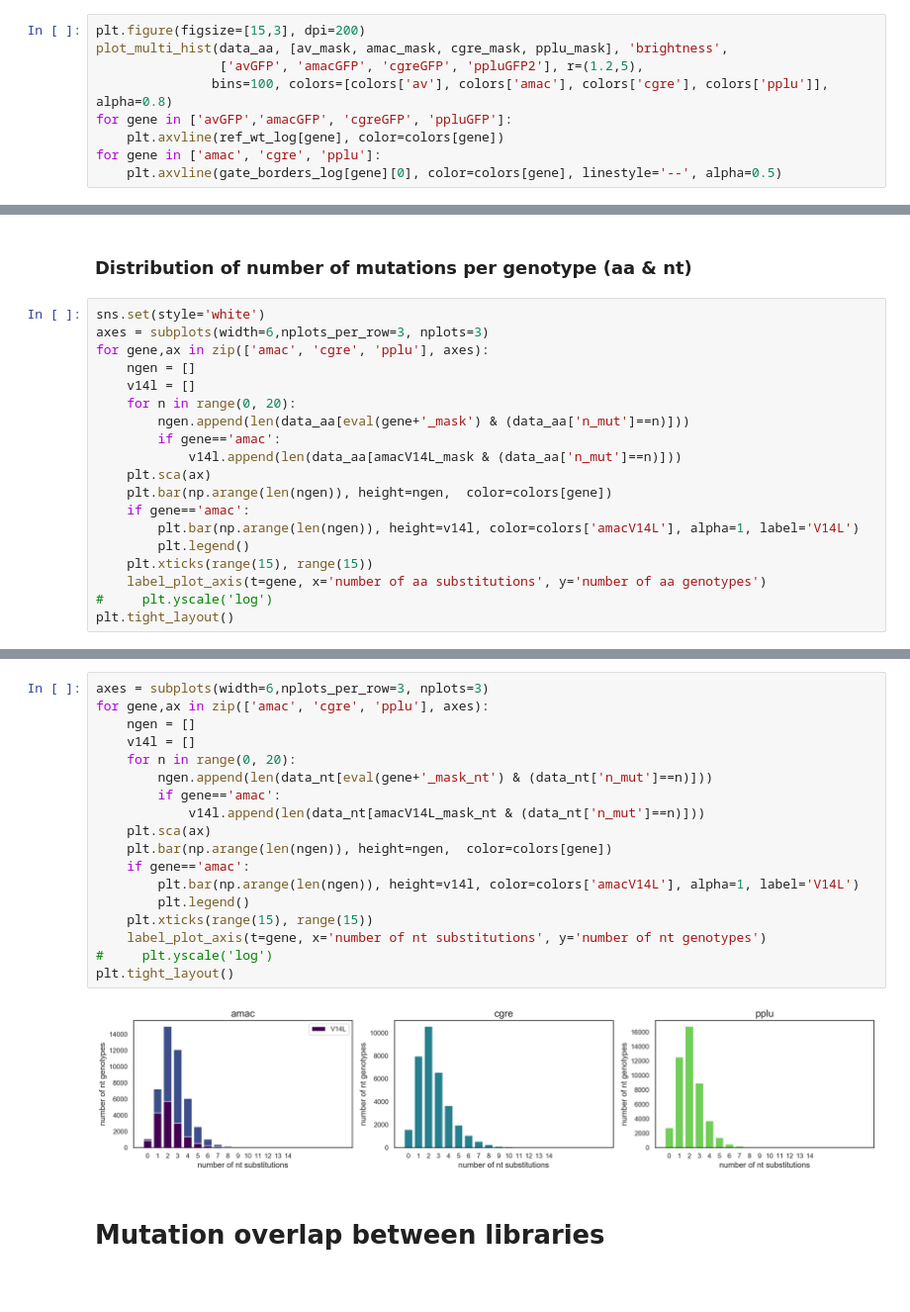
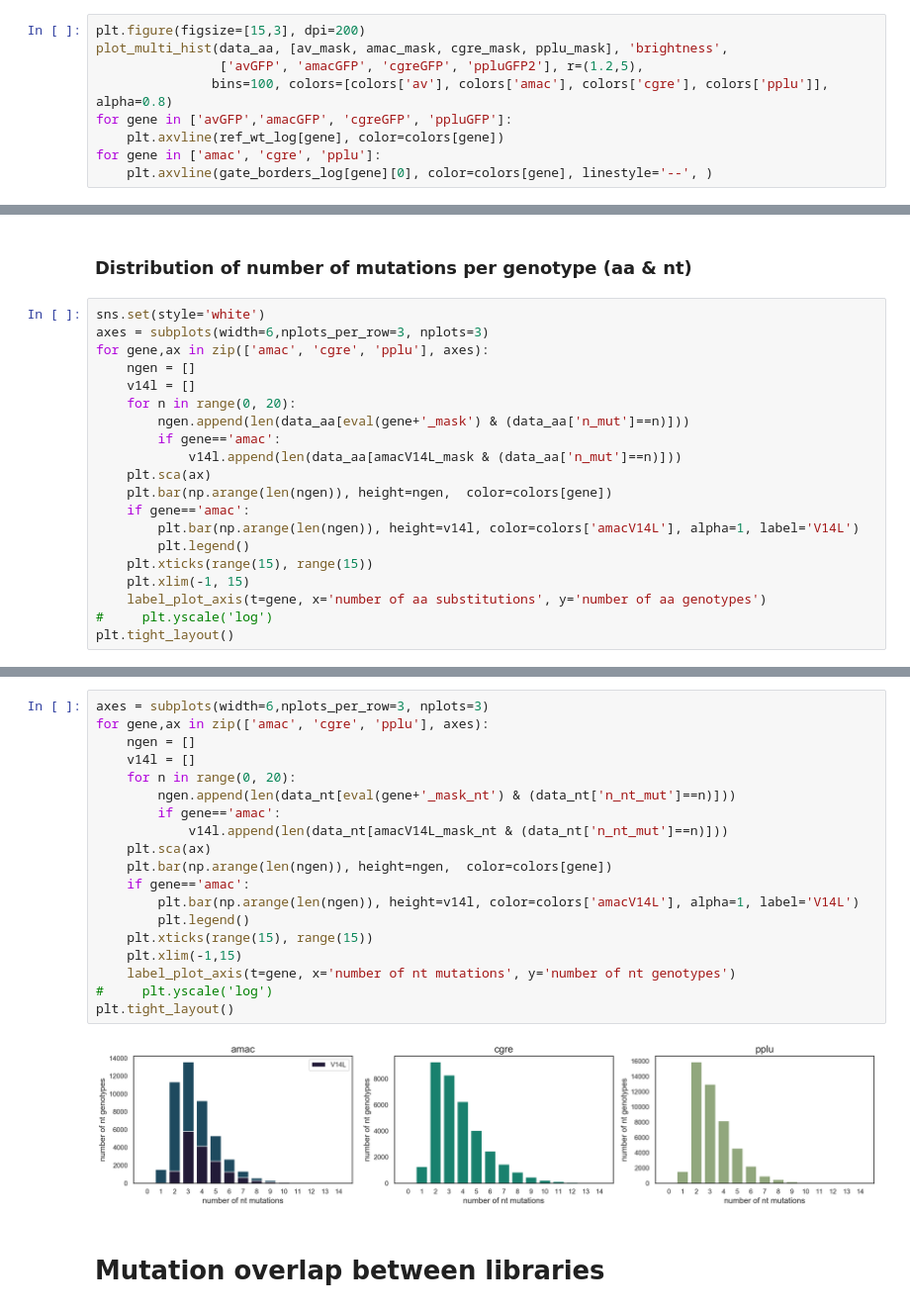
Before and after one commit to aequorea238/Orthologous_GFP_Fitness_Peaks, a Jupyter notebook: analysis/notebooks/lgs04_general_data_overview.ipynb, the cells around one changed output, grey strips where cells are left out. Shown at 99% size. Cells and saved outputs as stored; diff of their text form.

```diff
--- a/analysis/notebooks/lgs04_general_data_overview.ipynb
+++ b/analysis/notebooks/lgs04_general_data_overview.ipynb
@@ -10,5 +10,5 @@ plot_multi_hist(data_aa, [av_mask, amac_mask, cgre_mask, pplu_mask], 'brightness
 for gene in ['avGFP','amacGFP', 'cgreGFP', 'ppluGFP']:
     plt.axvline(ref_wt_log[gene], color=colors[gene])
 for gene in ['amac', 'cgre', 'pplu']:
-    plt.axvline(gate_borders_log[gene][0], color=colors[gene], linestyle='--', alpha=0.5)
+    plt.axvline(gate_borders_log[gene][0], color=colors[gene], linestyle='--', )
 # %% [output]
@@ -88,6 +88,7 @@ for gene,ax in zip(['amac', 'cgre', 'pplu'], axes):
         plt.bar(np.arange(len(ngen)), height=v14l, color=colors['amacV14L'], alpha=1, label='V14L')
         plt.legend()
     plt.xticks(range(15), range(15))
+    plt.xlim(-1, 15)
     label_plot_axis(t=gene, x='number of aa substitutions', y='number of aa genotypes')
 #     plt.yscale('log')
 plt.tight_layout()
@@ -96,23 +97,24 @@ plt.tight_layout()
 # %%
 axes = subplots(width=6,nplots_per_row=3, nplots=3)
 for gene,ax in zip(['amac', 'cgre', 'pplu'], axes):
     ngen = []
     v14l = []
     for n in range(0, 20):
-        ngen.append(len(data_nt[eval(gene+'_mask_nt') & (data_nt['n_mut']==n)]))
+        ngen.append(len(data_nt[eval(gene+'_mask_nt') & (data_nt['n_nt_mut']==n)]))
         if gene=='amac':
-            v14l.append(len(data_nt[amacV14L_mask_nt & (data_nt['n_mut']==n)]))
+            v14l.append(len(data_nt[amacV14L_mask_nt & (data_nt['n_nt_mut']==n)]))
     plt.sca(ax)
     plt.bar(np.arange(len(ngen)), height=ngen,  color=colors[gene])
     if gene=='amac':
         plt.bar(np.arange(len(ngen)), height=v14l, color=colors['amacV14L'], alpha=1, label='V14L')
         plt.legend()
     plt.xticks(range(15), range(15))
-    label_plot_axis(t=gene, x='number of nt substitutions', y='number of nt genotypes')
+    plt.xlim(-1,15)
+    label_plot_axis(t=gene, x='number of nt mutations', y='number of nt genotypes')
 #     plt.yscale('log')
 plt.tight_layout()
 # %% [output]
-[figure, old version]
+[figure, new version]
 # %% [markdown]
 # Mutation overlap between libraries
 # %%
```
Also changed, not shown: parts of 5 cells of this notebook, 9 other files.
